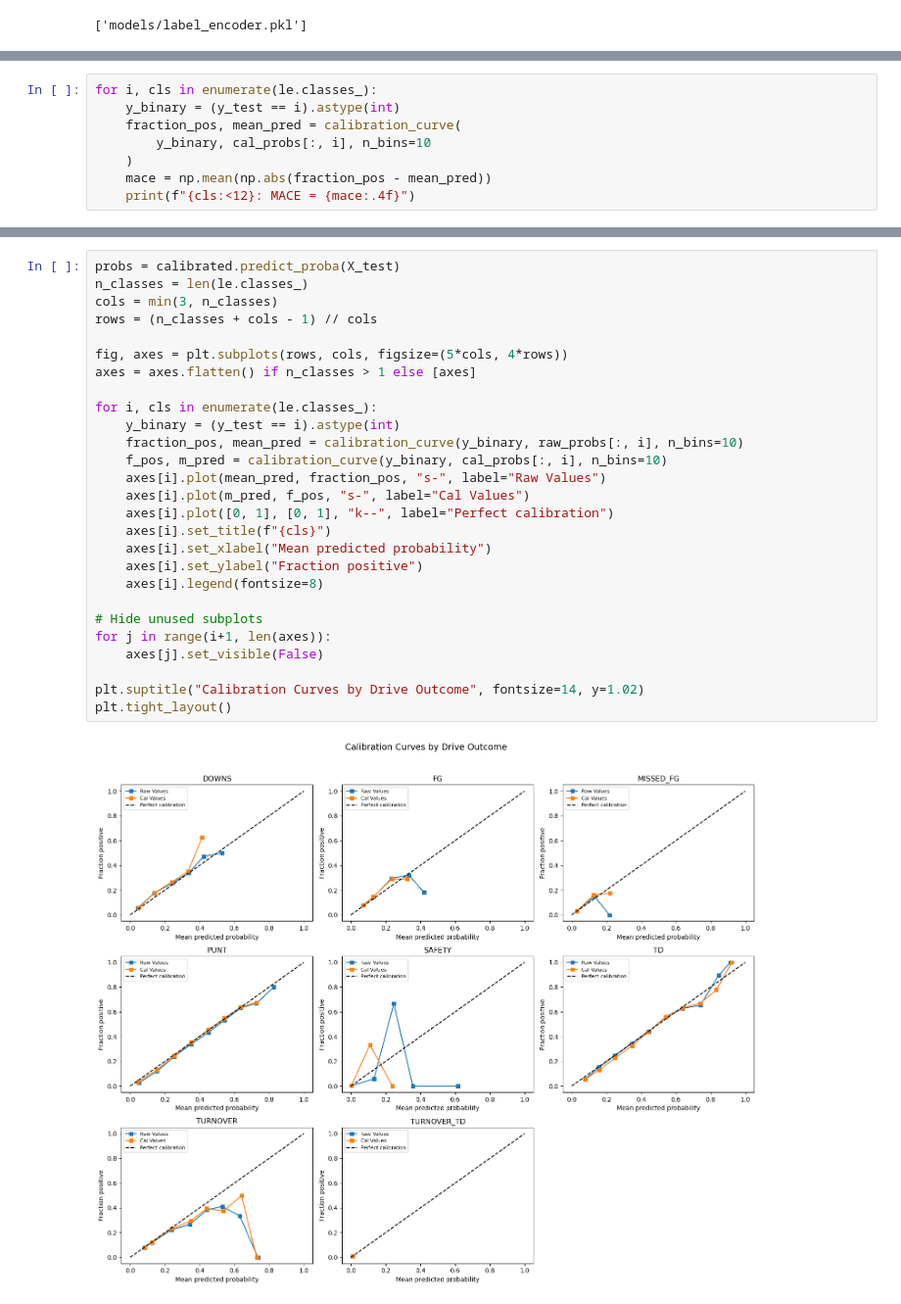
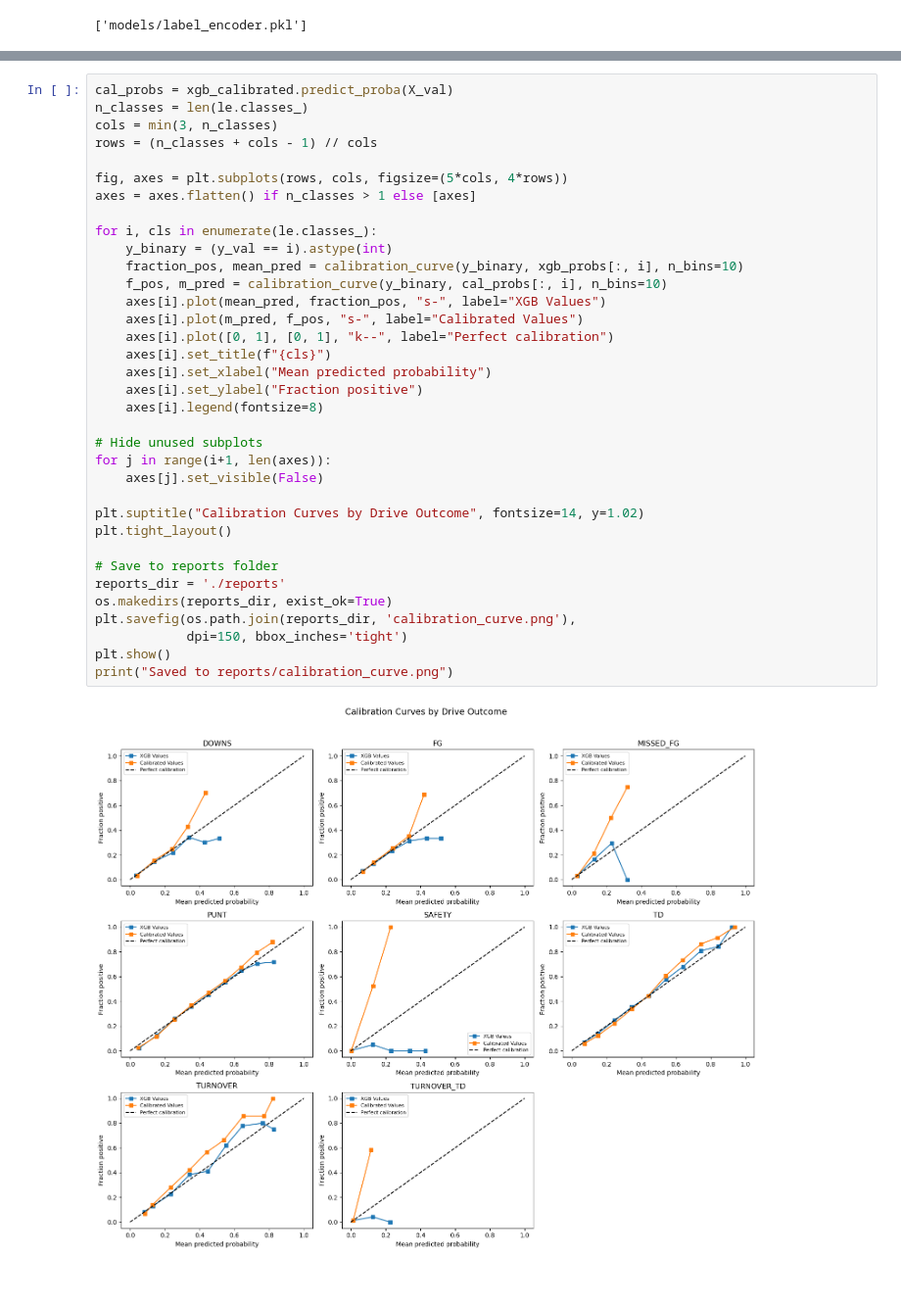
Before and after one commit to truett-jt/CFB-Simulator, a Jupyter notebook: cfb.ipynb, the cells around one changed output, grey strips where cells are left out. Shown at 98% size. Drawn from its saved outputs; the diff is of its cells as text.

```diff
--- a/cfb.ipynb
+++ b/cfb.ipynb
@@ -1278,8 +1358,0 @@ plt.tight_layout()
-# %%
-for i, cls in enumerate(le.classes_):
-    y_binary = (y_test == i).astype(int)
-    fraction_pos, mean_pred = calibration_curve(
-        y_binary, cal_probs[:, i], n_bins=10
-    )
-    mace = np.mean(np.abs(fraction_pos - mean_pred))
-    print(f"{cls:<12}: MACE = {mace:.4f}")
@@ -1295,29 +1359,37 @@ TURNOVER_TD : MACE = 0.0009
 # %%
-probs = calibrated.predict_proba(X_test)
+cal_probs = xgb_calibrated.predict_proba(X_val)
 n_classes = len(le.classes_)
 cols = min(3, n_classes)
 rows = (n_classes + cols - 1) // cols
 
 fig, axes = plt.subplots(rows, cols, figsize=(5*cols, 4*rows))
 axes = axes.flatten() if n_classes > 1 else [axes]
 
 for i, cls in enumerate(le.classes_):
-    y_binary = (y_test == i).astype(int)
-    fraction_pos, mean_pred = calibration_curve(y_binary, raw_probs[:, i], n_bins=10)
+    y_binary = (y_val == i).astype(int)
+    fraction_pos, mean_pred = calibration_curve(y_binary, xgb_probs[:, i], n_bins=10)
     f_pos, m_pred = calibration_curve(y_binary, cal_probs[:, i], n_bins=10)
-    axes[i].plot(mean_pred, fraction_pos, "s-", label="Raw Values")
-    axes[i].plot(m_pred, f_pos, "s-", label="Cal Values")
+    axes[i].plot(mean_pred, fraction_pos, "s-", label="XGB Values")
+    axes[i].plot(m_pred, f_pos, "s-", label="Calibrated Values")
     axes[i].plot([0, 1], [0, 1], "k--", label="Perfect calibration")
     axes[i].set_title(f"{cls}")
     axes[i].set_xlabel("Mean predicted probability")
     axes[i].set_ylabel("Fraction positive")
     axes[i].legend(fontsize=8)
 
 # Hide unused subplots
 for j in range(i+1, len(axes)):
     axes[j].set_visible(False)
 
 plt.suptitle("Calibration Curves by Drive Outcome", fontsize=14, y=1.02)
 plt.tight_layout()
+
+# Save to reports folder
+reports_dir = './reports'
+os.makedirs(reports_dir, exist_ok=True)
+plt.savefig(os.path.join(reports_dir, 'calibration_curve.png'),
+            dpi=150, bbox_inches='tight')
+plt.show()
+print("Saved to reports/calibration_curve.png")
 # %% [output]
-[figure, old version]
+[figure, new version]
```
Also changed, not shown: parts of 16 cells of this notebook, 3 other files.
